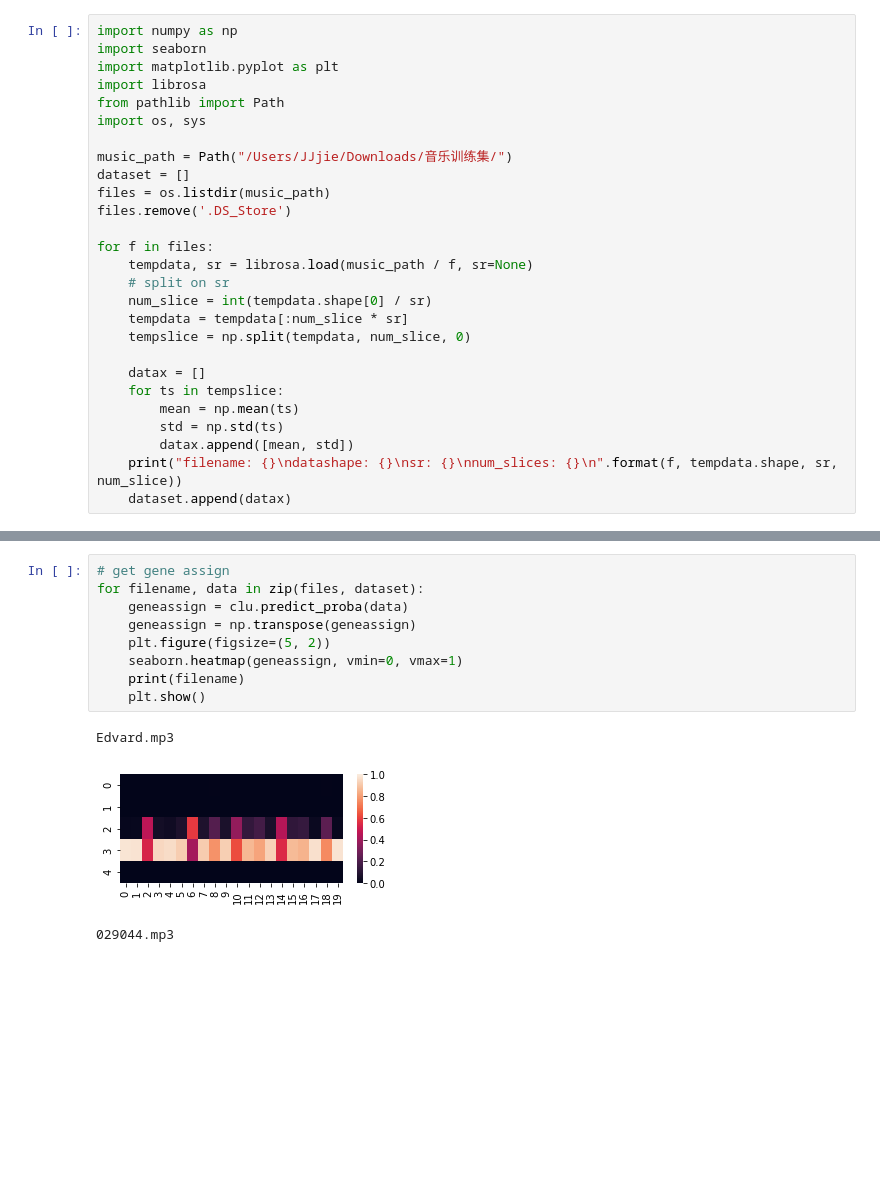
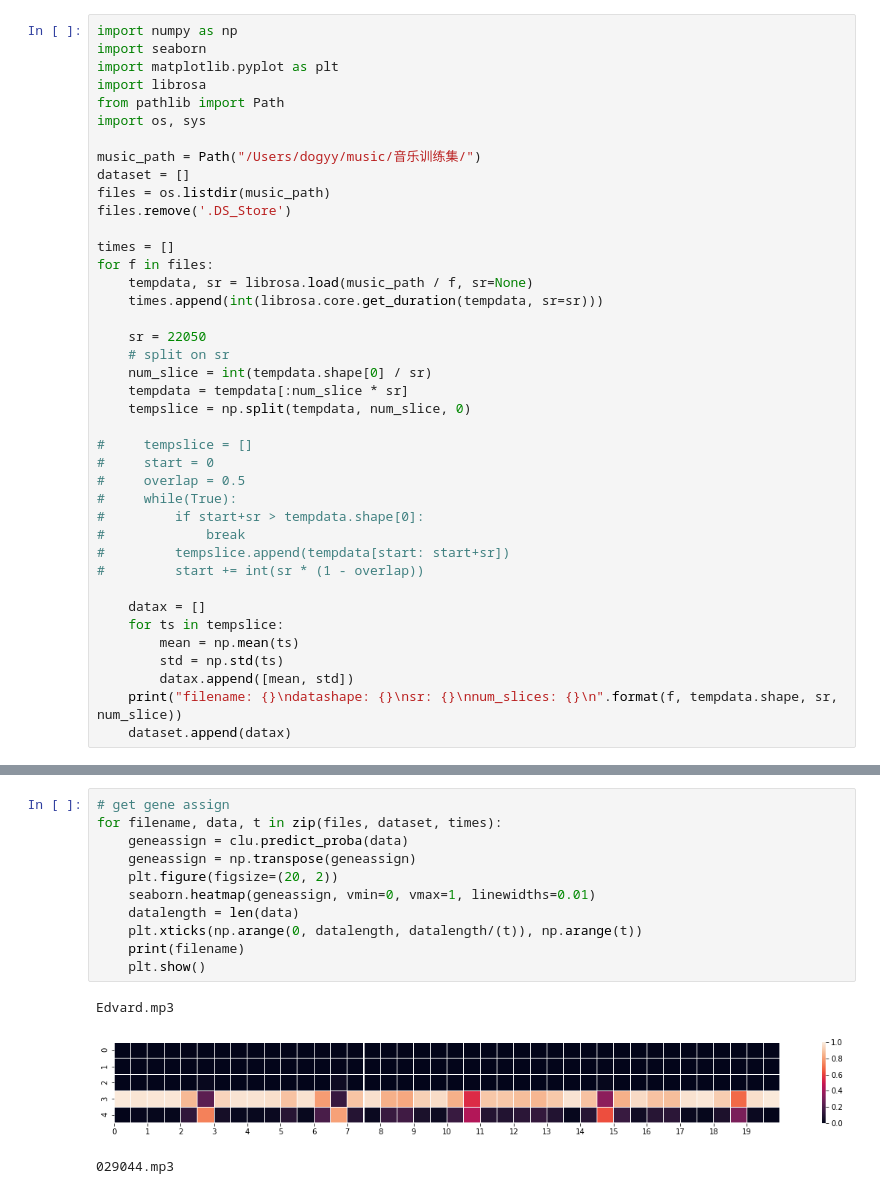
Before and after one commit to khalildogyy/music_structure, a Jupyter notebook: notebook/EG_on_music.ipynb, the cells around one changed output, grey strips where cells are left out. Saved outputs shown, nothing was run; the diff lists cells and outputs as text; blank space fills up the shorter version.

```diff
--- a/notebook/EG_on_music.ipynb
+++ b/notebook/EG_on_music.ipynb
@@ -6,17 +6,30 @@ import librosa
 from pathlib import Path
 import os, sys
 
-music_path = Path("/Users/JJjie/Downloads/音乐训练集/")
+music_path = Path("/Users/dogyy/music/音乐训练集/")
 dataset = []
 files = os.listdir(music_path)
 files.remove('.DS_Store')
 
+times = []
 for f in files:
     tempdata, sr = librosa.load(music_path / f, sr=None)
+    times.append(int(librosa.core.get_duration(tempdata, sr=sr)))
+
+    sr = 22050
     # split on sr
     num_slice = int(tempdata.shape[0] / sr)
     tempdata = tempdata[:num_slice * sr]
     tempslice = np.split(tempdata, num_slice, 0)
+
+#     tempslice = []
+#     start = 0
+#     overlap = 0.5
+#     while(True):
+#         if start+sr > tempdata.shape[0]:
+#             break
+#         tempslice.append(tempdata[start: start+sr])
+#         start += int(sr * (1 - overlap))
 
     datax = []
     for ts in tempslice:
@@ -62,14 +75,16 @@ GaussianMixture(covariance_type='diag', init_params='kmeans', max_iter=100,
         verbose_interval=10, warm_start=False, weights_init=None)
 # %%
 # get gene assign
-for filename, data in zip(files, dataset):
+for filename, data, t in zip(files, dataset, times):
     geneassign = clu.predict_proba(data)
     geneassign = np.transpose(geneassign)
-    plt.figure(figsize=(5, 2))
-    seaborn.heatmap(geneassign, vmin=0, vmax=1)
+    plt.figure(figsize=(20, 2))
+    seaborn.heatmap(geneassign, vmin=0, vmax=1, linewidths=0.01)
+    datalength = len(data)
+    plt.xticks(np.arange(0, datalength, datalength/(t)), np.arange(t))
     print(filename)
     plt.show()
 # %% [output]
 Edvard.mp3
-[figure, old version]
+[figure, new version]
 029044.mp3
```
Also changed, not shown: parts of 3 cells of this notebook.
